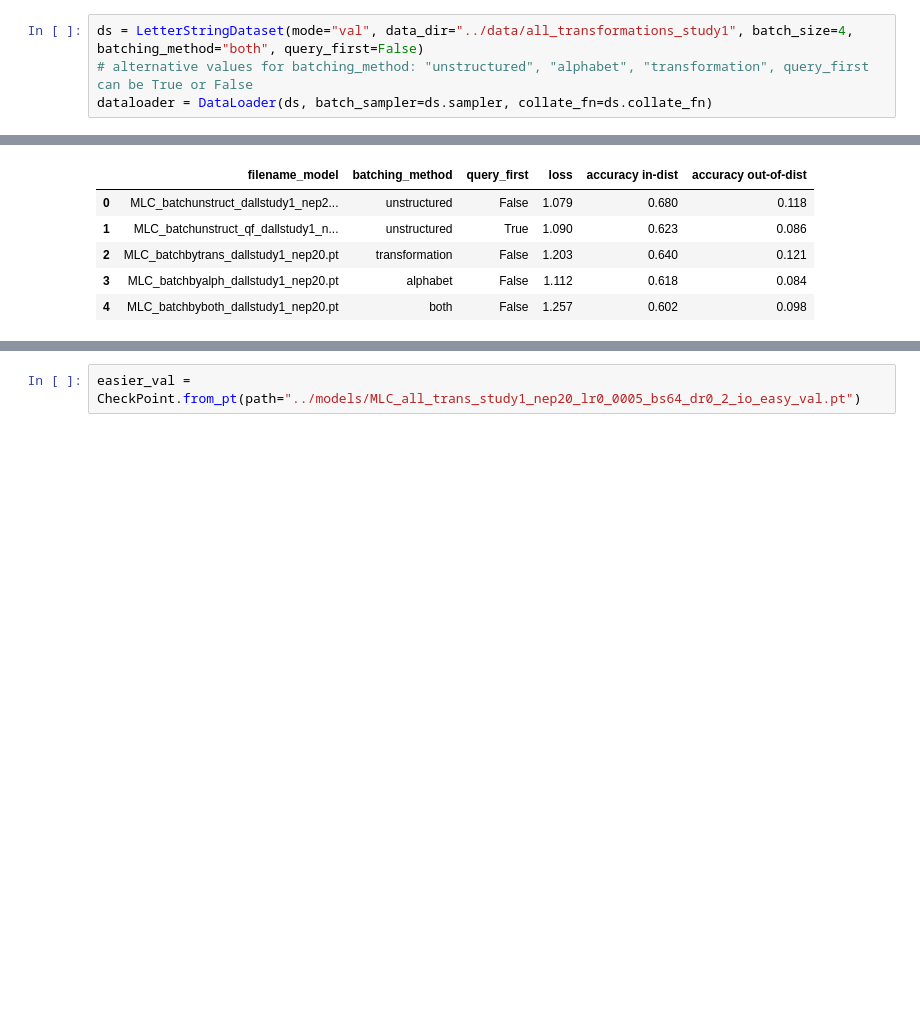
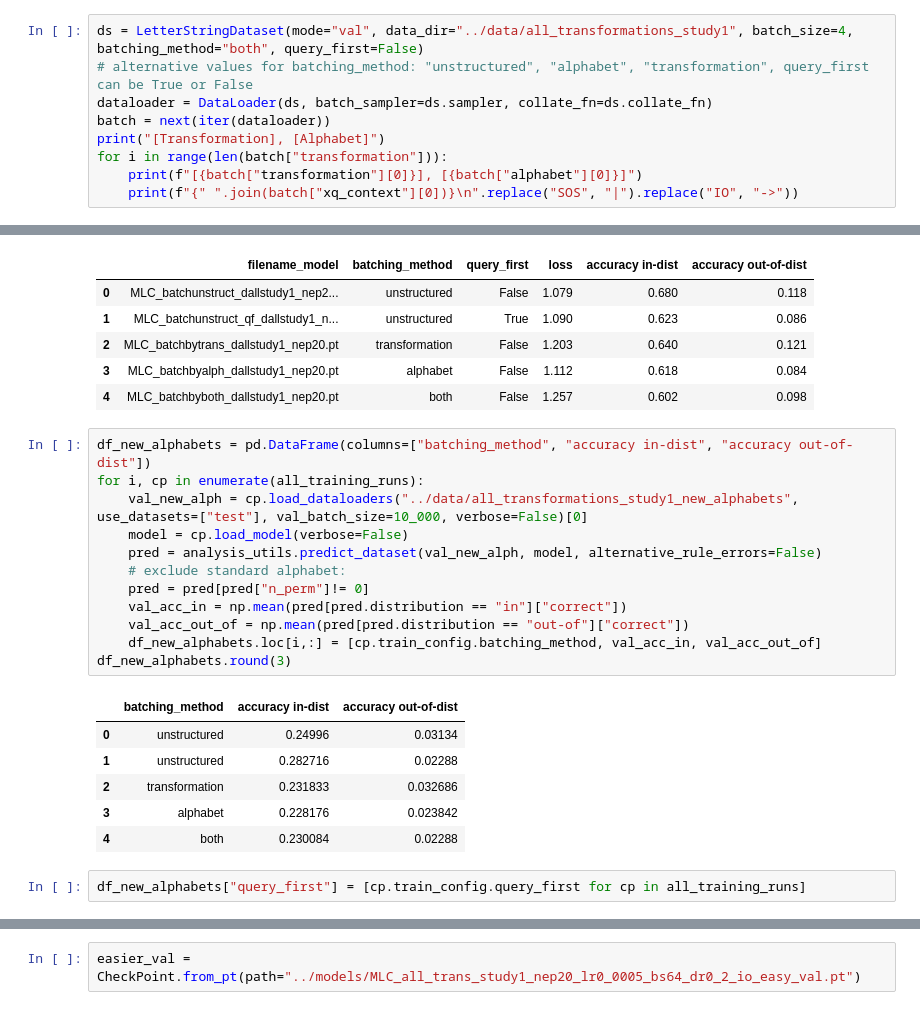
Before and after one commit to philipp-hellwig/MLC-letter-string-analogies, a Jupyter notebook: analyses/batching_strategies.ipynb, the cells around one changed output, grey strips where cells are left out. Saved outputs shown, nothing was run; the diff lists cells and outputs as text; blank space fills up the shorter version.

```diff
--- a/analyses/batching_strategies.ipynb
+++ b/analyses/batching_strategies.ipynb
@@ -19,3 +19,8 @@ DEVICE = torch.device("cuda" if torch.cuda.is_available() else "cpu")
 ds = LetterStringDataset(mode="val", data_dir="../data/all_transformations_study1", batch_size=4, batching_method="both", query_first=False)
 # alternative values for batching_method: "unstructured", "alphabet", "transformation", query_first can be True or False
 dataloader = DataLoader(ds, batch_sampler=ds.sampler, collate_fn=ds.collate_fn)
+batch = next(iter(dataloader))
+print("[Transformation], [Alphabet]")
+for i in range(len(batch["transformation"])):
+    print(f"[{batch["transformation"][0]}], [{batch["alphabet"][0]}]")
+    print(f"{" ".join(batch["xq_context"][0])}\n".replace("SOS", "|").replace("IO", "->"))
@@ -102,3 +89,24 @@ Differences in Configuration and Resuls:
 | 2 | MLC_batchbytrans_dallstudy1_nep20.pt | transformation | False | 1.203 | 0.640 | 0.121 |
 | 3 | MLC_batchbyalph_dallstudy1_nep20.pt | alphabet | False | 1.112 | 0.618 | 0.084 |
 | 4 | MLC_batchbyboth_dallstudy1_nep20.pt | both | False | 1.257 | 0.602 | 0.098 |
+# %%
+df_new_alphabets = pd.DataFrame(columns=["batching_method", "accuracy in-dist", "accuracy out-of-dist"])
+for i, cp in enumerate(all_training_runs):
+    val_new_alph = cp.load_dataloaders("../data/all_transformations_study1_new_alphabets", use_datasets=["test"], val_batch_size=10_000, verbose=False)[0]
+    model = cp.load_model(verbose=False)
+    pred = analysis_utils.predict_dataset(val_new_alph, model, alternative_rule_errors=False)
+    # exclude standard alphabet:
+    pred = pred[pred["n_perm"]!= 0]
+    val_acc_in = np.mean(pred[pred.distribution == "in"]["correct"])
+    val_acc_out_of = np.mean(pred[pred.distribution == "out-of"]["correct"])
+    df_new_alphabets.loc[i,:] = [cp.train_config.batching_method, val_acc_in, val_acc_out_of]
+df_new_alphabets.round(3)
+# %% [output]
+|  | batching_method | accuracy in-dist | accuracy out-of-dist |
+| 0 | unstructured | 0.24996 | 0.03134 |
+| 1 | unstructured | 0.282716 | 0.02288 |
+| 2 | transformation | 0.231833 | 0.032686 |
+| 3 | alphabet | 0.228176 | 0.023842 |
+| 4 | both | 0.230084 | 0.02288 |
+# %%
+df_new_alphabets["query_first"] = [cp.train_config.query_first for cp in all_training_runs]
```
Also changed, not shown: parts of 10 cells of this notebook, 9 other files.
